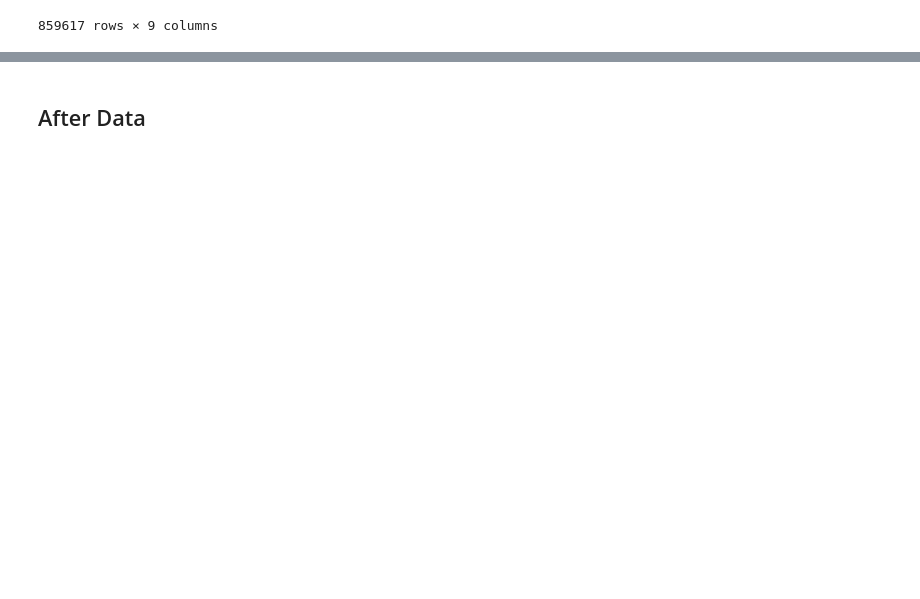
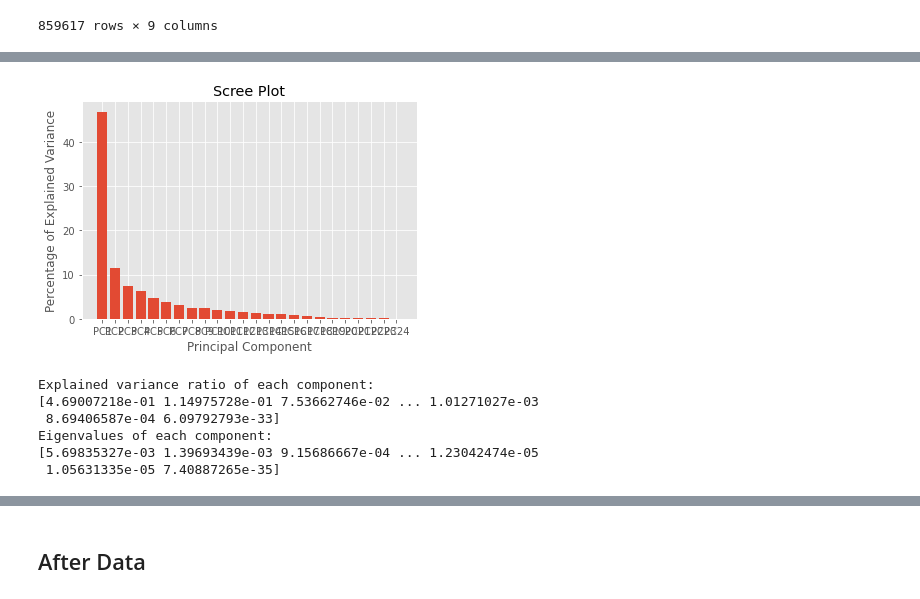
Before and after one commit to ucfnmxu/diss_code, a Jupyter notebook: before-data.ipynb, the cells around one changed output, grey strips where cells are left out. Drawn from its saved outputs; the diff is of its cells as text; code cells hidden in the pictures; blank space fills up the shorter version.

```diff
--- a/before-data.ipynb
+++ b/before-data.ipynb
@@ -581,0 +772,8 @@ filtered_d_frame
+# %%
+#drop weekend
+end_d["weekday"] = pd.to_datetime(end_d['End Date']).dt.dayofweek
+end_d["hour"] = pd.to_datetime(end_d['End Date']).dt.hour
+#start_b
+end_wkday_d = end_d.drop(end_d.loc[end_d["weekday"] > 4].index)
+end_wkday_d=end_wkday_d.drop(labels=['weekday'], axis=1)
+end_wkday_d
@@ -581,0 +827,48 @@ filtered_d_frame
+# %%
+# standardisation of the X. This is essential for PCA.
+import sys
+import numpy
+from sklearn.preprocessing import StandardScaler
+numpy.set_printoptions(threshold=False)
+
+hour = end_wkday_d3.columns.tolist()
+#scaled_data = preprocessing.scale(start_wkday_b3)
+
+#X = StandardScaler().fit_transform(start_wkday_b3)
+#pca = PCA(n_components=24)
+#rand_st_int = 10
+pca = PCA()
+# fit the components
+#pca.fit(X)
+#X_new_components = pca.fit_transform(X)
+
+end_wkday_d3[np.isnan(end_wkday_d3)] = 0
+pca.fit(end_wkday_d3)
+X_new_components = pca.fit_transform(end_wkday_d3)
+pca_data = pca.transform(end_wkday_d3)
+# %%
+import matplotlib.pyplot as plt
+
+per_var = np.round(pca.explained_variance_ratio_* 100, decimals=1)
+labels = ['PC' + str(x) for x in range(1, len(per_var)+1)]
+
+plt.bar(x=range(1,len(per_var)+1), height=per_var, tick_label=labels)
+plt.ylabel('Percentage of Explained Variance')
+plt.xlabel('Principal Component')
+plt.title('Scree Plot')
+plt.show()
+# %% [output]
+[figure, added]
+# %%
+print('Explained variance ratio of each component:')
+print(pca.explained_variance_ratio_)
+
+print('Eigenvalues of each component:')
+print(pca.explained_variance_)
+# %% [output]
+Explained variance ratio of each component:
+[4.69007218e-01 1.14975728e-01 7.53662746e-02 ... 1.01271027e-03
+ 8.69406587e-04 6.09792793e-33]
+Eigenvalues of each component:
+[5.69835327e-03 1.39693439e-03 9.15686667e-04 ... 1.23042474e-05
+ 1.05631335e-05 7.40887265e-35]
```
Also changed, not shown: parts of 39 cells of this notebook, 1 other file.
